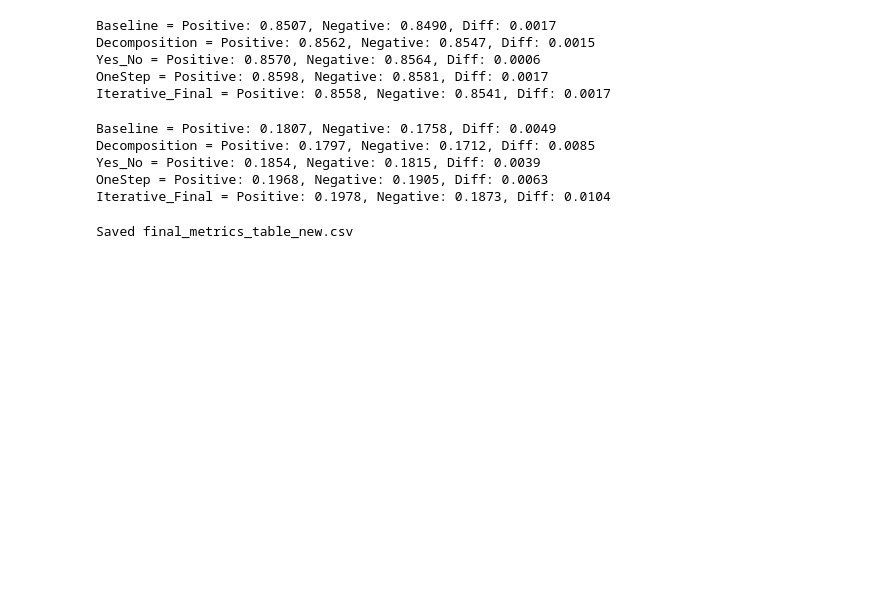
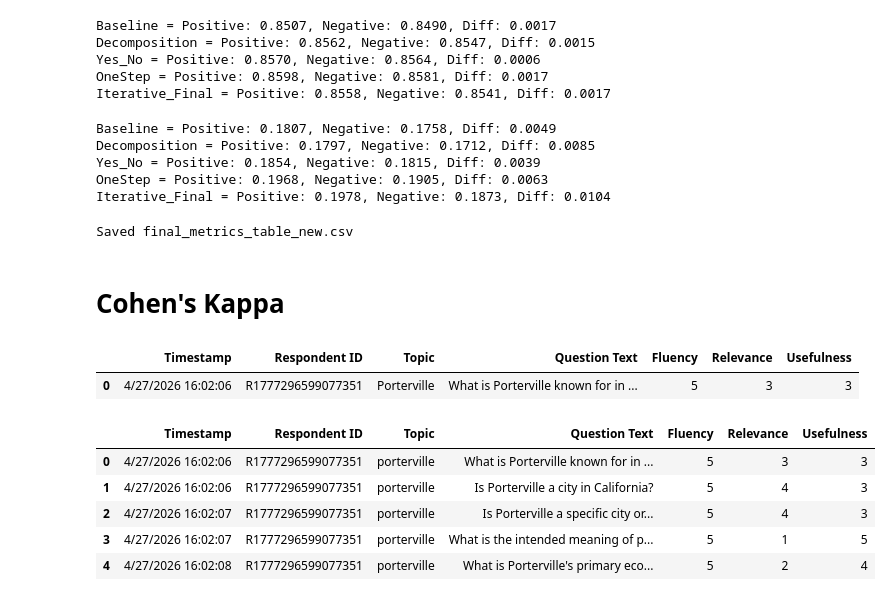
Before and after one commit to raina-joshi/llm-followup-thesis, a Jupyter notebook: preliminary_experiments.ipynb, the cells around one changed output. Cells and saved outputs as stored; diff of their text form; code cells hidden in the pictures; blank space fills up the shorter version.

```diff
--- a/preliminary_experiments.ipynb
+++ b/preliminary_experiments.ipynb
@@ -1724,0 +1737,20 @@ Saved final_metrics_table_new.csv
+# %% [markdown]
+# Cohen's Kappa
+# %%
+human_df = pd.read_csv("Survey Responses.csv")
+human_df.head(1)
+# %% [output]
+|  | Timestamp | Respondent ID | Topic | Question Text | Fluency | Relevance | Usefulness |
+| 0 | 4/27/2026 16:02:06 | R1777296599077351 | Porterville | What is Porterville known for in ... | 5 | 3 | 3 |
+# %%
+human_df["Topic"] = human_df["Topic"].str.lower()
+human_df["Question Text"] = human_df["Question Text"].str.strip()
+# %%
+human_df.head()
+# %% [output]
+|  | Timestamp | Respondent ID | Topic | Question Text | Fluency | Relevance | Usefulness |
+| 0 | 4/27/2026 16:02:06 | R1777296599077351 | porterville | What is Porterville known for in ... | 5 | 3 | 3 |
+| 1 | 4/27/2026 16:02:06 | R1777296599077351 | porterville | Is Porterville a city in California? | 5 | 4 | 3 |
+| 2 | 4/27/2026 16:02:07 | R1777296599077351 | porterville | Is Porterville a specific city or... | 5 | 4 | 3 |
+| 3 | 4/27/2026 16:02:07 | R1777296599077351 | porterville | What is the intended meaning of p... | 5 | 1 | 5 |
+| 4 | 4/27/2026 16:02:08 | R1777296599077351 | porterville | What is Porterville's primary eco... | 5 | 2 | 4 |
```
Also changed, not shown: parts of 58 cells of this notebook.
